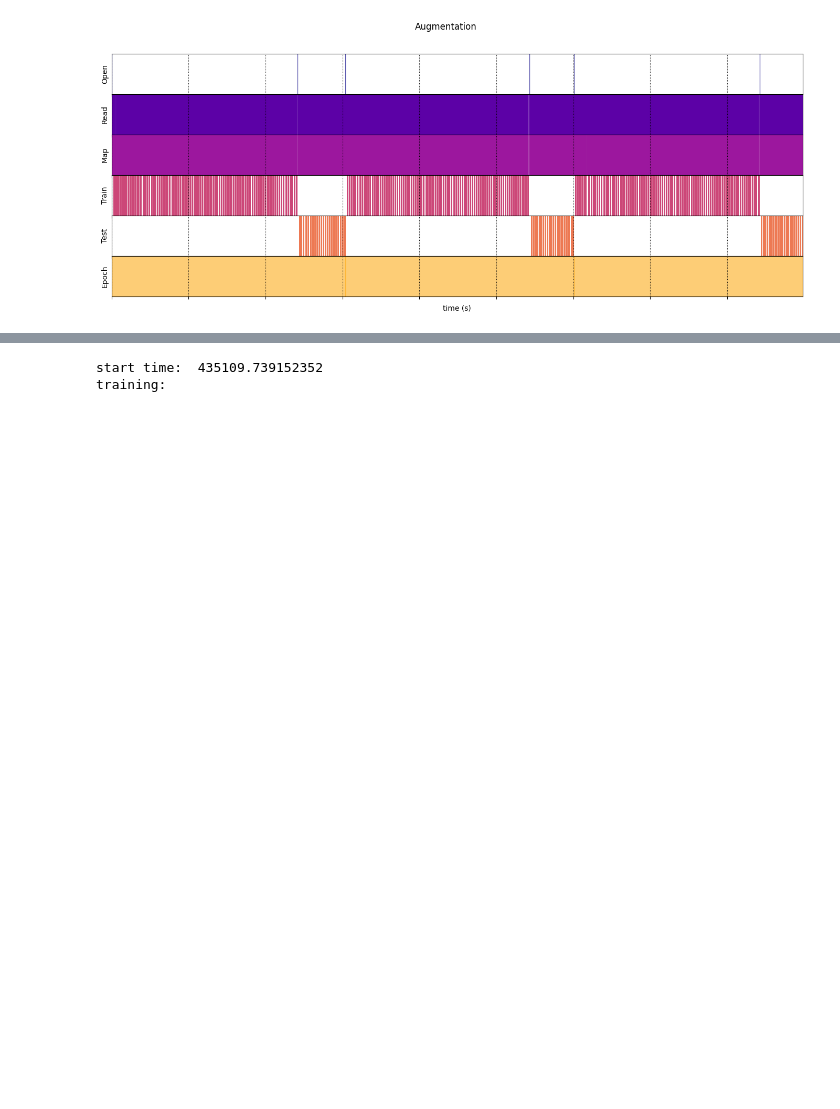
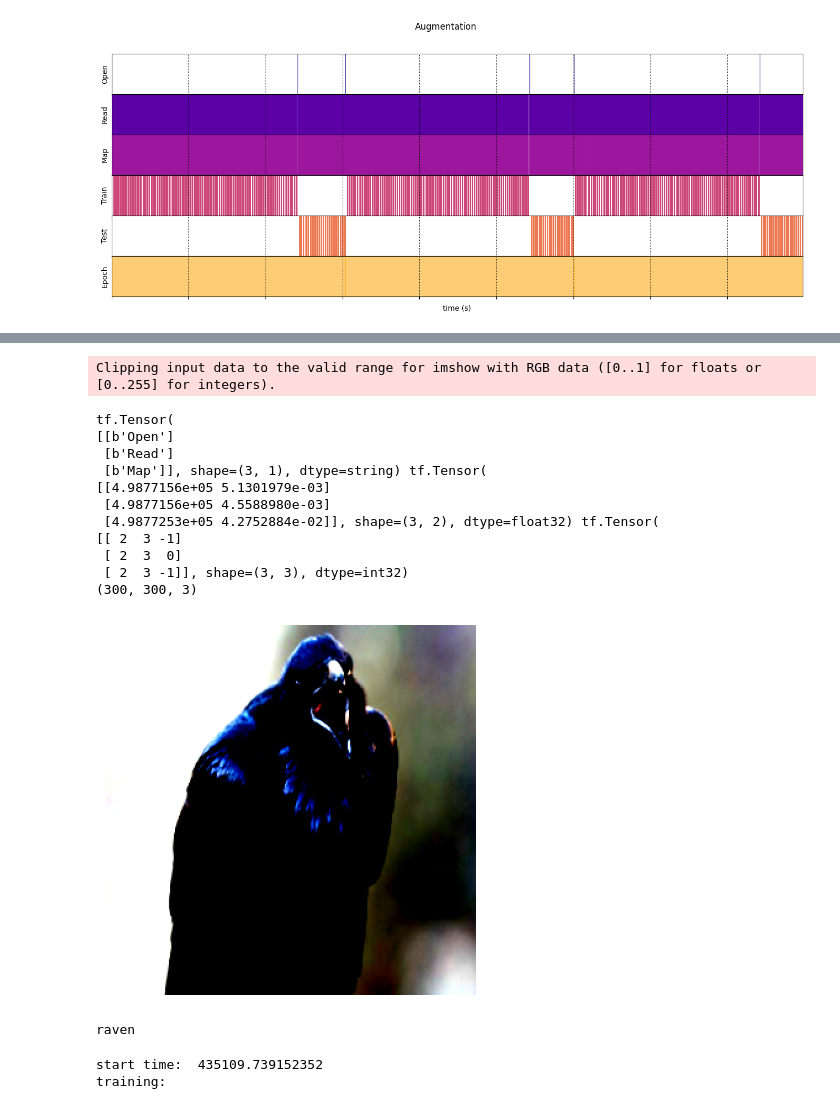
Before and after one commit to huang0520/1121_Deep_Learning, a Jupyter notebook: Lab11/Lab11_112501533.ipynb, the cells around one changed output, grey strips where cells are left out. Saved outputs shown, nothing was run; the diff lists cells and outputs as text; code cells hidden in the pictures; blank space fills up the shorter version.

```diff
--- a/Lab11/Lab11_112501533.ipynb
+++ b/Lab11/Lab11_112501533.ipynb
@@ -641,6 +704,23 @@ dataset_test_with_optimization = (
     # .cache()
     .prefetch(tf.data.AUTOTUNE)
 )
+# %%
+check_image(dataset_train_with_optimization)
+# %% [output]
+Clipping input data to the valid range for imshow with RGB data ([0..1] for floats or [0..255] for integers).
+tf.Tensor(
+[[b'Open']
+ [b'Read']
+ [b'Map']], shape=(3, 1), dtype=string) tf.Tensor(
+[[4.9877156e+05 5.1301979e-03]
+ [4.9877156e+05 4.5588980e-03]
+ [4.9877253e+05 4.2752884e-02]], shape=(3, 2), dtype=float32) tf.Tensor(
+[[ 2  3 -1]
+ [ 2  3  0]
+ [ 2  3 -1]], shape=(3, 3), dtype=int32)
+(300, 300, 3)
+[figure, added]
+raven
 # %%
 # load the same initialization of weights and re-train with optimized input pipeline
 wild_model.load_weights(os.path.join(CHECKPOINT_DIR, "wild_model.h5"))
```
Also changed, not shown: parts of 15 cells of this notebook.
